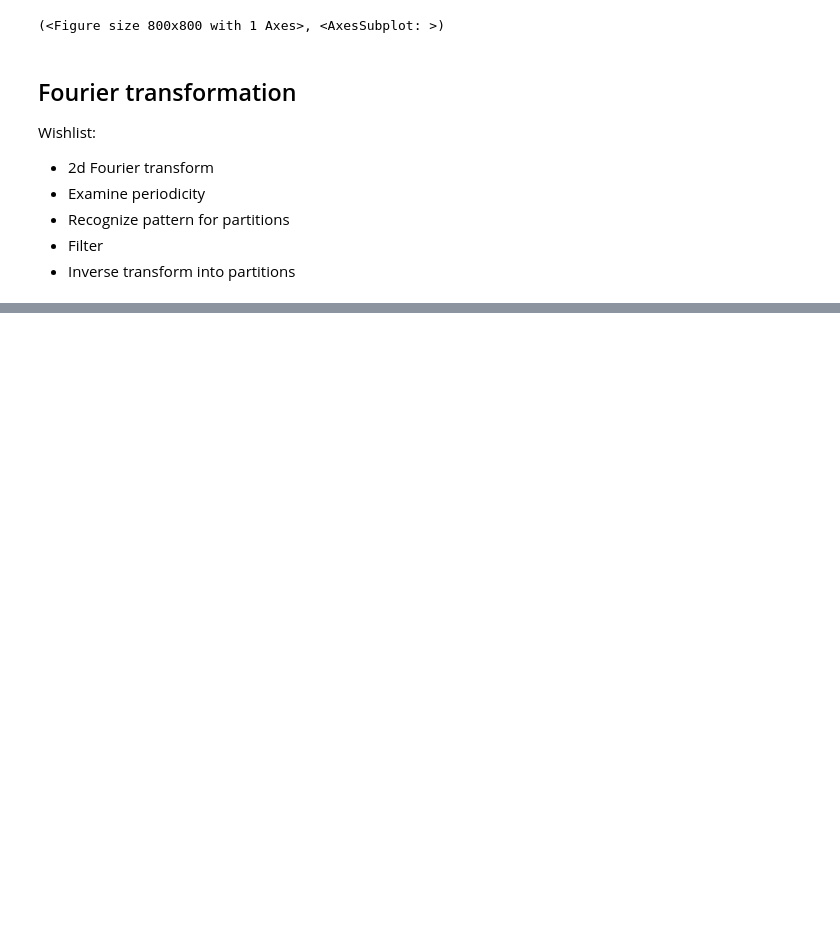
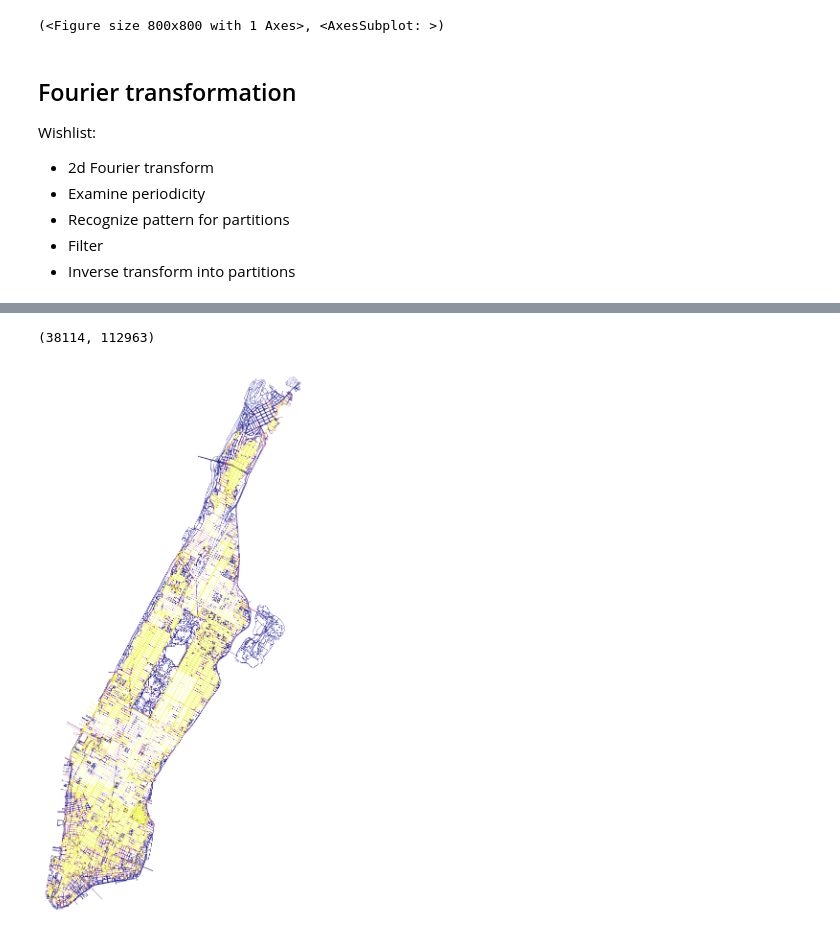
Before and after one commit to NERDSITU/superblockify, a Jupyter notebook: TestingNotebooks/20221025-Find_Grids.ipynb, the cells around one changed output, grey strips where cells are left out. Cells and saved outputs as stored; diff of their text form; code cells hidden in the pictures; blank space fills up the shorter version.

```diff
--- a/TestingNotebooks/20221025-Find_Grids.ipynb
+++ b/TestingNotebooks/20221025-Find_Grids.ipynb
@@ -252,0 +316,9 @@ plt.imshow(c, interpolation=None)
+# %%
+from scipy.ndimage import maximum_filter
+
+filtered_indices = (
+    maximum_filter(abs(c_ifft_filtered) > 5 * abs(c_ifft_filtered).mean(),
+                   size=2)).nonzero()
+filtered_indices = [[filtered_indices[0][i], filtered_indices[1][i]]
+                    for i in range(len(filtered_indices[0]))]
+filtered_indices
@@ -252,0 +343,8 @@ plt.imshow(c, interpolation=None)
+# %%
+filtered_node_ids = list()
+for i, bins in enumerate(np.transpose(Ncount)):
+    if list(bins) in filtered_indices:
+        # print(i, bins, coordinates[i, 0])
+        filtered_node_ids.append(int(coordinates[i, 0]))
+G.add_nodes_from(G.nodes, node_color=0)
+G.add_nodes_from(filtered_node_ids, node_color=1)
@@ -252,0 +364,4 @@ plt.imshow(c, interpolation=None)
+# %%
+G.nodes('node_color').__len__(), G.edges.data('edge_color').__len__()
+# %% [output]
+(38114, 112963)
@@ -252,0 +370,14 @@ plt.imshow(c, interpolation=None)
+# %%
+fig, ax = ox.plot_graph(G, bgcolor='white',
+                        node_color=ox.plot.get_node_colors_by_attr(
+                            G, 'node_color', start=-0.5, stop=1.5,
+                            cmap='plasma'),
+                        edge_color=ox.plot.get_edge_colors_by_attr(
+                            G, 'edge_color', start=-0.5, stop=1.5,
+                            cmap='plasma'),
+                        node_size=2, node_alpha=0.8, edge_linewidth=0.5,
+                        figsize=(15, 30),
+                        save=True, filepath='bigPlotFourier.pdf'
+                        )
+# %% [output]
+[figure, added]
```
Also changed, not shown: parts of 17 cells of this notebook.
